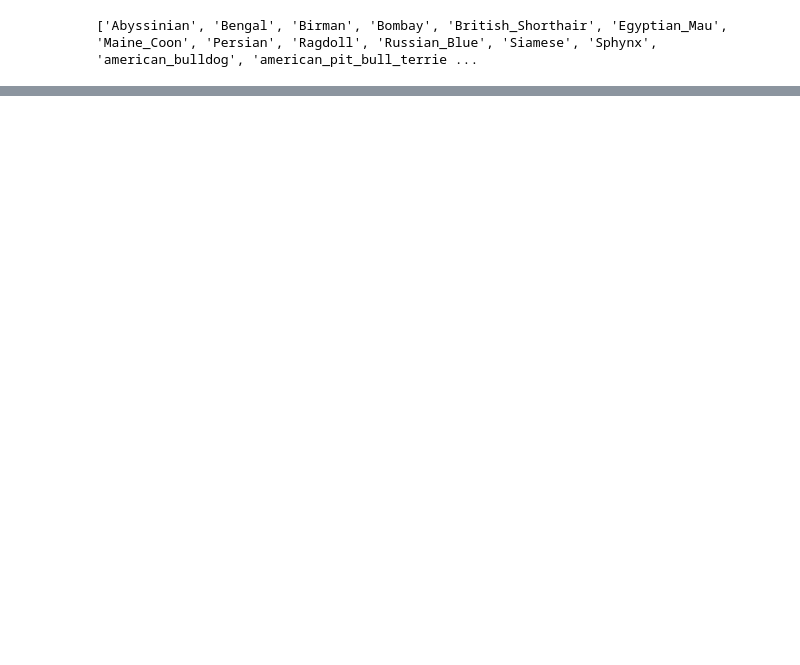
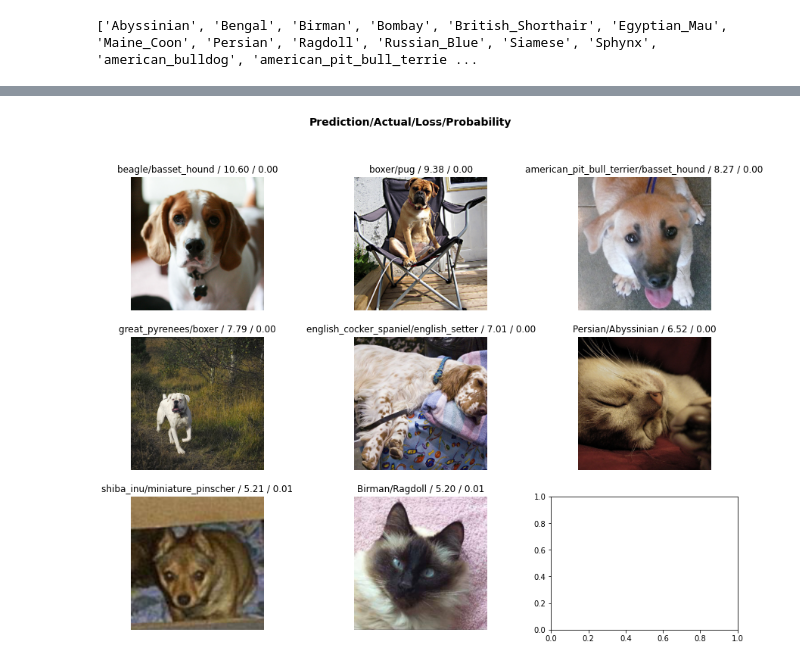
Before and after one commit to patchu-madathil/FastAI, a Jupyter notebook: catsanddogs.ipynb, the cells around one changed output, grey strips where cells are left out. Saved outputs shown, nothing was run; the diff lists cells and outputs as text; code cells hidden in the pictures; blank space fills up the shorter version.

```diff
--- a/catsanddogs.ipynb
+++ b/catsanddogs.ipynb
@@ -36,0 +60,2 @@ print(data.classes)
+# %%
+learn.fit_one_cycle(4)
@@ -36,0 +90,2 @@ print(data.classes)
+# %%
+interpretor = ClassificationInterpretation.from_learner(learn)
@@ -36,0 +96,4 @@ print(data.classes)
+# %%
+interpretor.plot_top_losses(8,figsize=(15,11))
+# %% [output]
+[figure, added]
```
Also changed, not shown: parts of 14 cells of this notebook.
